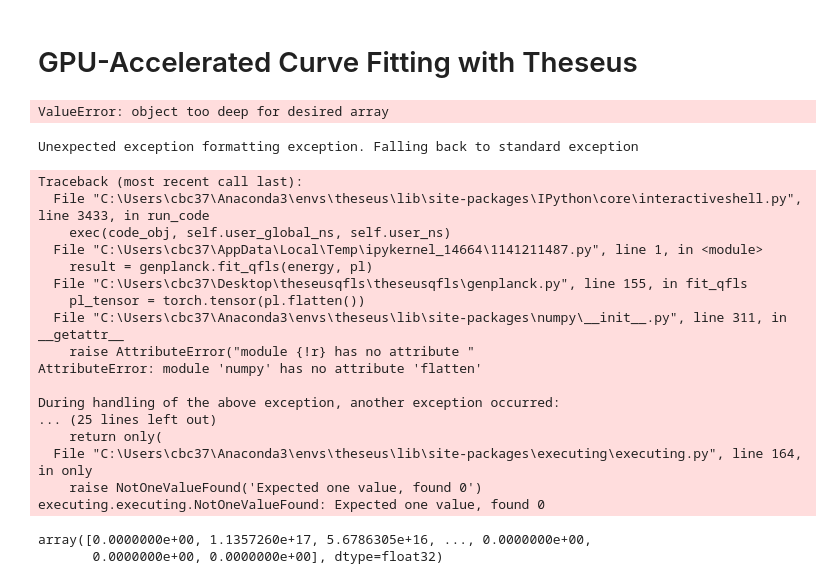
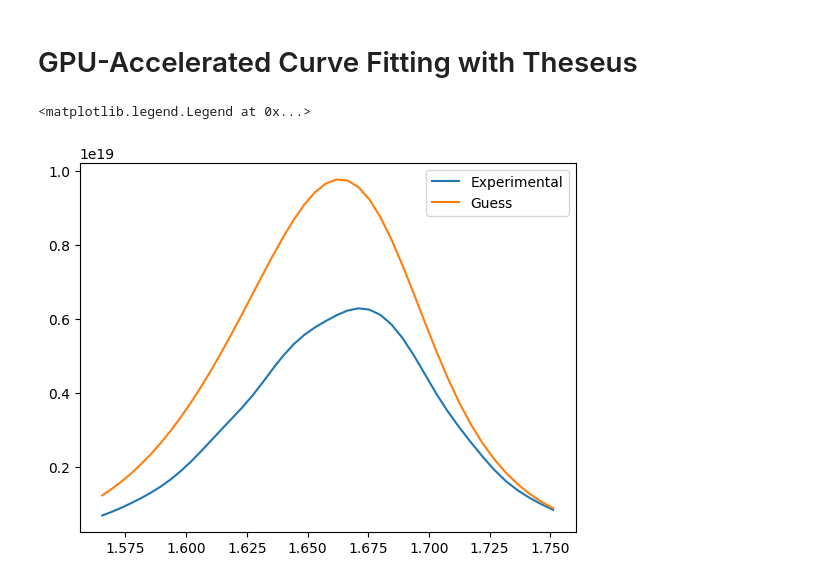
Before and after one commit to cbchosy/theseusfit, a Jupyter notebook: qfls_fitting_demo.ipynb, the cells around one changed output. Drawn from its saved outputs; the diff is of its cells as text; code cells hidden in the pictures.

```diff
--- a/qfls_fitting_demo.ipynb
+++ b/qfls_fitting_demo.ipynb
@@ -9,27 +2,0 @@ energy, pl = genplanck.import_hyperspectral('theseusqfls/data/example_photometri
-# %%
-result = genplanck.fit_qfls(energy, pl)
-# %% [output]
-ValueError: object too deep for desired array
-Unexpected exception formatting exception. Falling back to standard exception
-Traceback (most recent call last):
-  File "C:\Users\cbc37\Anaconda3\envs\theseus\lib\site-packages\IPython\core\interactiveshell.py", line 3433, in run_code
-    exec(code_obj, self.user_global_ns, self.user_ns)
-  File "C:\Users\cbc37\AppData\Local\Temp\ipykernel_14664\1141211487.py", line 1, in <module>
-    result = genplanck.fit_qfls(energy, pl)
-  File "C:\Users\cbc37\Desktop\theseusqfls\theseusqfls\genplanck.py", line 155, in fit_qfls
-    pl_tensor = torch.tensor(pl.flatten())
-  File "C:\Users\cbc37\Anaconda3\envs\theseus\lib\site-packages\numpy\__init__.py", line 311, in __getattr__
-    raise AttributeError("module {!r} has no attribute "
-AttributeError: module 'numpy' has no attribute 'flatten'
-
-During handling of the above exception, another exception occurred:
-... (25 lines left out)
-    return only(
-  File "C:\Users\cbc37\Anaconda3\envs\theseus\lib\site-packages\executing\executing.py", line 164, in only
-    raise NotOneValueFound('Expected one value, found 0')
-executing.executing.NotOneValueFound: Expected one value, found 0
-# %%
-pl.flatten()
-# %% [output]
-array([0.0000000e+00, 1.1357260e+17, 5.6786305e+16, ..., 0.0000000e+00,
-       0.0000000e+00, 0.0000000e+00], dtype=float32)
@@ -35,0 +20,18 @@ array([0.0000000e+00, 1.1357260e+17, 5.6786305e+16, ..., 0.0000000e+00,
+# %%
+exp_energy, exp_pl = genplanck.import_hyperspectral('data/example_photometric.h5')
+exp_energy_crop, exp_pl_crop = genplanck.crop_data(exp_energy, exp_pl)
+init_guesses = [1.2, 0.025, 1.5, 1.7]
+points = [255, 511, 767]
+guesses = np.zeros((4, len(points), len(points)))
+for i in range(len(points)):
+    for j in range(len(points)):
+        guesses[:, i, j], __ = curve_fit(genplanck.gen_planck, exp_energy_crop, exp_pl_crop[:, i, j].squeeze(), p0=init_guesses)
+guesses = list(np.mean(guesses, axis=(1, 2)))
+# %%
+fig, ax = plt.subplots()
+ax.plot(exp_energy_crop, np.mean(exp_pl_crop, axis=(1, 2)), label='Experimental')
+ax.plot(exp_energy_crop, genplanck.gen_planck(exp_energy_crop, guesses[0], guesses[1], guesses[2], guesses[3]), label='Guess')
+ax.legend()
+# %% [output]
+<matplotlib.legend.Legend at 0x...>
+[figure, added]
```
Also changed, not shown: parts of 10 cells of this notebook.
